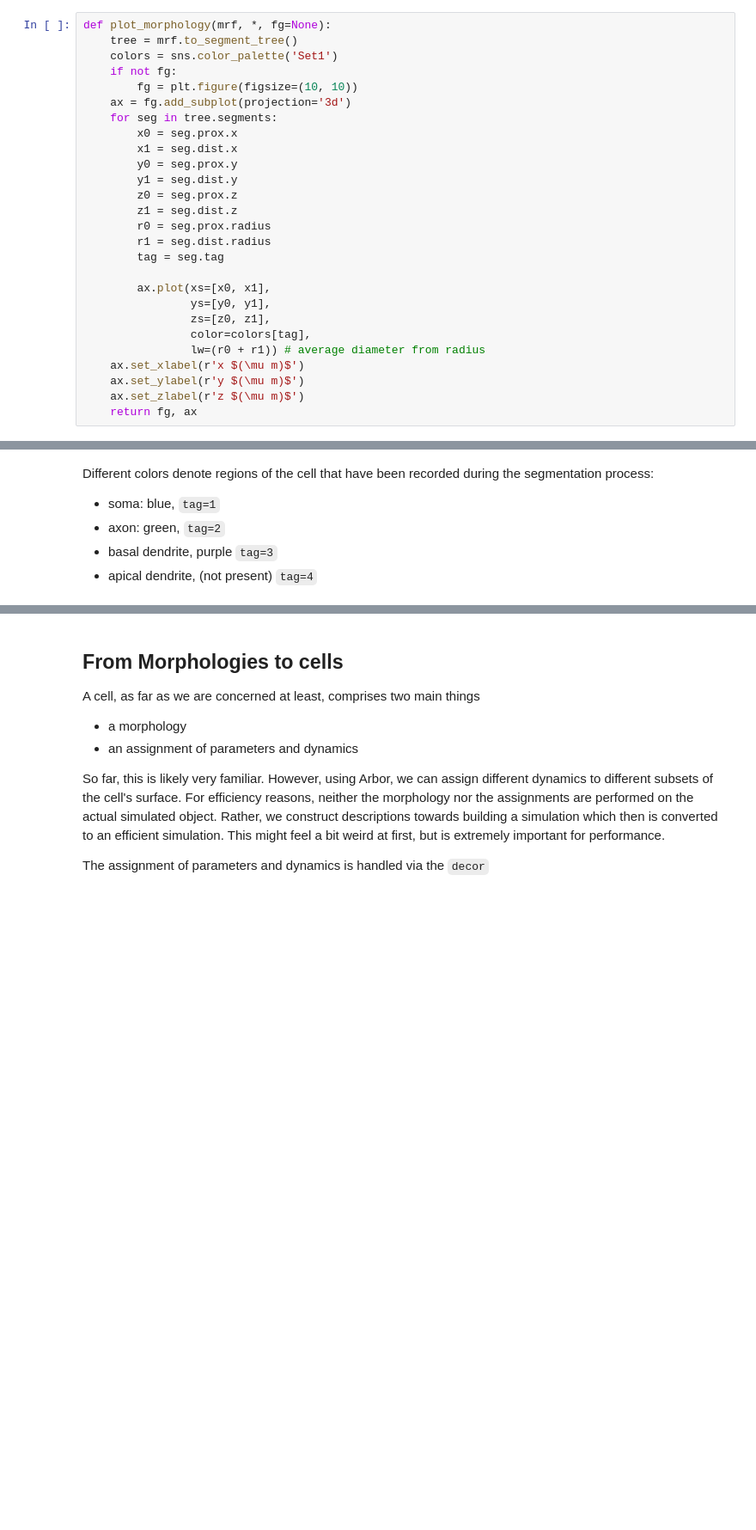
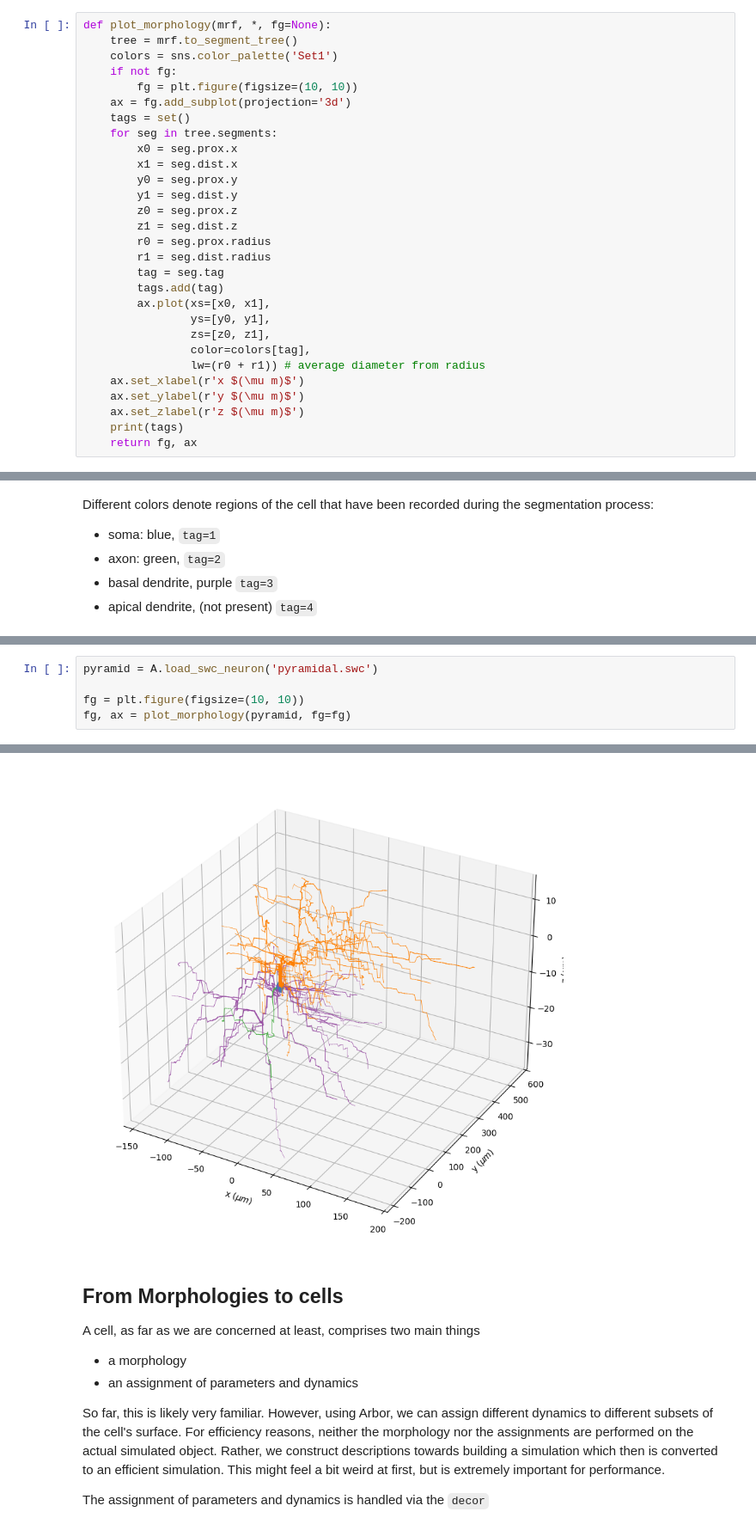
Before and after one commit to thorstenhater/arbor-tutorial, a Jupyter notebook: arbor-tutorial.ipynb, the cells around one changed output, grey strips where cells are left out. Shown at 86% size. Cells and saved outputs as stored; diff of their text form; blank space fills up the shorter version.

```diff
--- a/arbor-tutorial.ipynb
+++ b/arbor-tutorial.ipynb
@@ -30,6 +53,7 @@ def plot_morphology(mrf, *, fg=None):
     if not fg:
         fg = plt.figure(figsize=(10, 10))
     ax = fg.add_subplot(projection='3d')
+    tags = set()
     for seg in tree.segments:
         x0 = seg.prox.x
         x1 = seg.dist.x
@@ -40,7 +64,7 @@ def plot_morphology(mrf, *, fg=None):
         r0 = seg.prox.radius
         r1 = seg.dist.radius
         tag = seg.tag
-
+        tags.add(tag)
         ax.plot(xs=[x0, x1],
                 ys=[y0, y1],
                 zs=[z0, z1],
@@ -49,6 +73,7 @@ def plot_morphology(mrf, *, fg=None):
     ax.set_xlabel(r'x $(\mu m)$')
     ax.set_ylabel(r'y $(\mu m)$')
     ax.set_zlabel(r'z $(\mu m)$')
+    print(tags)
     return fg, ax
 # %% [markdown]
 Run a single cell model defined by morphology and decor and plot the membrane potential
@@ -91,0 +128,6 @@ Different colors denote regions of the cell that have been recorded during the s
+# %%
+pyramid = A.load_swc_neuron('pyramidal.swc')
+
+fg = plt.figure(figsize=(10, 10))
+fg, ax = plot_morphology(pyramid, fg=fg)
+# %% [output]
@@ -92,3 +135,4 @@ Different colors denote regions of the cell that have been recorded during the s
+[figure, added]
 # %% [markdown]
 ## From Morphologies to cells
 
```
Also changed, not shown: parts of 14 cells of this notebook, 1 other file.
